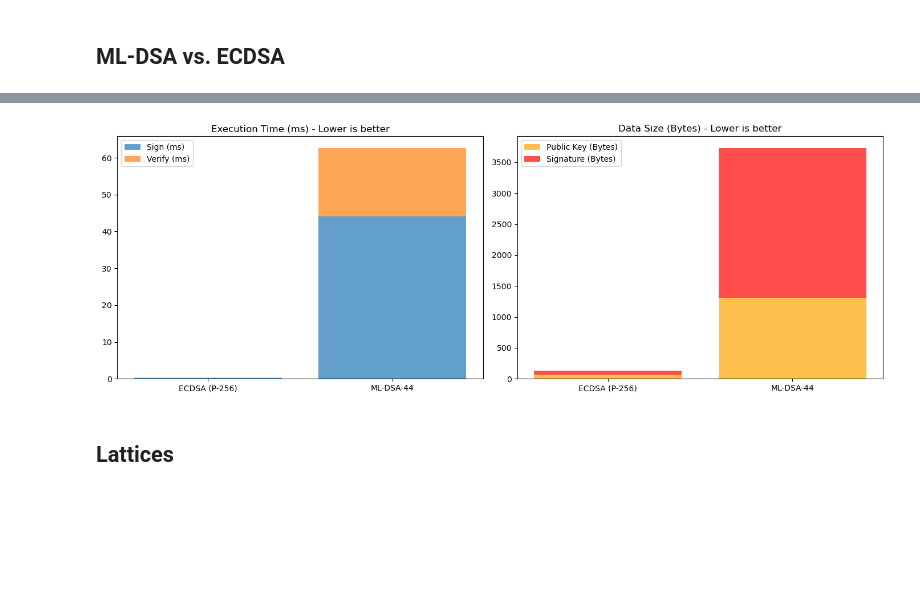
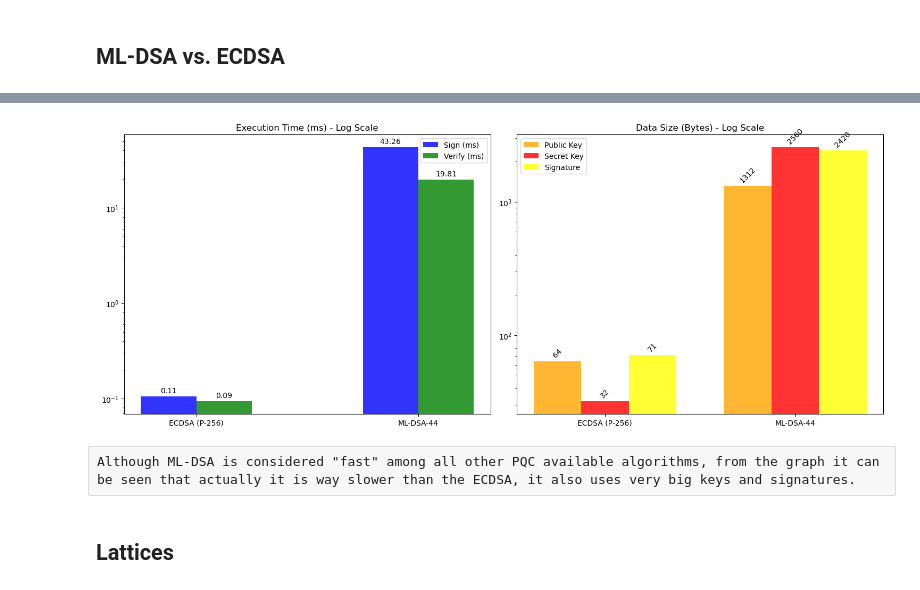
Before and after one commit to liliIvanova/SoftUniCources, a Jupyter notebook: Math_Concepts_for_Developers/Project/ML-DSA_Project.ipynb, the cells around one changed output, grey strips where cells are left out. Saved outputs shown, nothing was run; the diff lists cells and outputs as text; code cells hidden in the pictures; blank space fills up the shorter version.

Commit message:
Update ML-DSA_Project.ipynb
Added comparison tables and graphics updated for ML-DSA vs ECDSA.

```diff
--- a/Math_Concepts_for_Developers/Project/ML-DSA_Project.ipynb
+++ b/Math_Concepts_for_Developers/Project/ML-DSA_Project.ipynb
@@ -258,34 +295,55 @@ def compare_ecdsa_vs_mldsa(plain_text_message):
     results["ML-DSA-44"]["verify_time"] = (time.perf_counter() - start) * 1000
 
     return results
-# %%
-# Run and Plot
-message = b"Performance comparison of ECDSA vs ML-DSA!"
-data = compare_ecdsa_vs_mldsa(message)
-labels = list(data.keys())
-
-fig, axs = plt.subplots(1, 2, figsize=(14, 5))
-
-# Plot Timing (ms)
-sign_times = [data[l]["sign_time"] for l in labels]
-verify_times = [data[l]["verify_time"] for l in labels]
-axs[0].bar(labels, sign_times, label="Sign (ms)", alpha=0.7)
-axs[0].bar(labels, verify_times, bottom=sign_times, label="Verify (ms)", alpha=0.7)
-axs[0].set_title("Execution Time (ms) - Lower is better")
-axs[0].legend()
-
-# Plot Sizes (Bytes)
-pk_sizes = [data[l]["pk_size"] for l in labels]
-sig_sizes = [data[l]["sig_size"] for l in labels]
-axs[1].bar(labels, pk_sizes, label="Public Key (Bytes)", color='orange', alpha=0.7)
-axs[1].bar(labels, sig_sizes, bottom=pk_sizes, label="Signature (Bytes)", color='red', alpha=0.7)
-axs[1].set_title("Data Size (Bytes) - Lower is better")
-axs[1].legend()
-
-plt.tight_layout()
-plt.show()
-# %% [output]
-[figure, removed]
+# %%
+# Data Setup
+labels = list(data.keys())
+x = np.arange(len(labels))  # label locations
+width = 0.25  # width of the bars
+
+fig, axs = plt.subplots(1, 2, figsize=(15, 6))
+
+# --- PLOT 1: TIMING (Side-by-Side) ---
+sign_times = [data[l]["sign_time"] for l in labels]
+verify_times = [data[l]["verify_time"] for l in labels]
+
+rects1 = axs[0].bar(x - width/2, sign_times, width, label='Sign (ms)', color='blue', alpha=0.8)
+rects2 = axs[0].bar(x + width/2, verify_times, width, label='Verify (ms)', color='green', alpha=0.8)
+
+axs[0].set_title("Execution Time (ms) - Log Scale")
+axs[0].set_xticks(x)
+axs[0].set_xticklabels(labels)
+axs[0].set_yscale('log') # Essential for seeing ECDSA vs ML-DSA
+axs[0].legend()
+axs[0].bar_label(rects1, padding=3, fmt='%.2f')
+axs[0].bar_label(rects2, padding=3, fmt='%.2f')
+
+# --- PLOT 2: SIZES (Side-by-Side) ---
+pk_sizes = [data[l]["pk_size"] for l in labels]
+sk_sizes = [data[l]["sk_size"] for l in labels]
+sig_sizes = [data[l]["sig_size"] for l in labels]
+
+rects3 = axs[1].bar(x - width, pk_sizes, width, label='Public Key', color='orange', alpha=0.8)
+rects4 = axs[1].bar(x, sk_sizes, width, label='Secret Key', color='red', alpha=0.8)
+rects5 = axs[1].bar(x + width, sig_sizes, width, label='Signature', color='yellow', alpha=0.8)
+
+axs[1].set_title("Data Size (Bytes) - Log Scale")
+axs[1].set_xticks(x)
+axs[1].set_xticklabels(labels)
+axs[1].set_yscale('log') # Crucial: ML-DSA is massive compared to ECDSA
+axs[1].legend(loc='upper left')
+
+# Add labels to the size bars
+axs[1].bar_label(rects3, padding=3, rotation=45)
+axs[1].bar_label(rects4, padding=3, rotation=45)
+axs[1].bar_label(rects5, padding=3, rotation=45)
+
+plt.tight_layout()
+plt.show()
+# %% [output]
+[figure, added]
+# %% [raw]
+Although ML-DSA is considered "fast" among all other PQC available algorithms, from the graph it can be seen that actually it is way slower than the ECDSA, it also uses very big keys and signatures.
 # %% [markdown]
 ## Lattices
 # %% [markdown]
```
Also changed, not shown: parts of 9 cells of this notebook.
